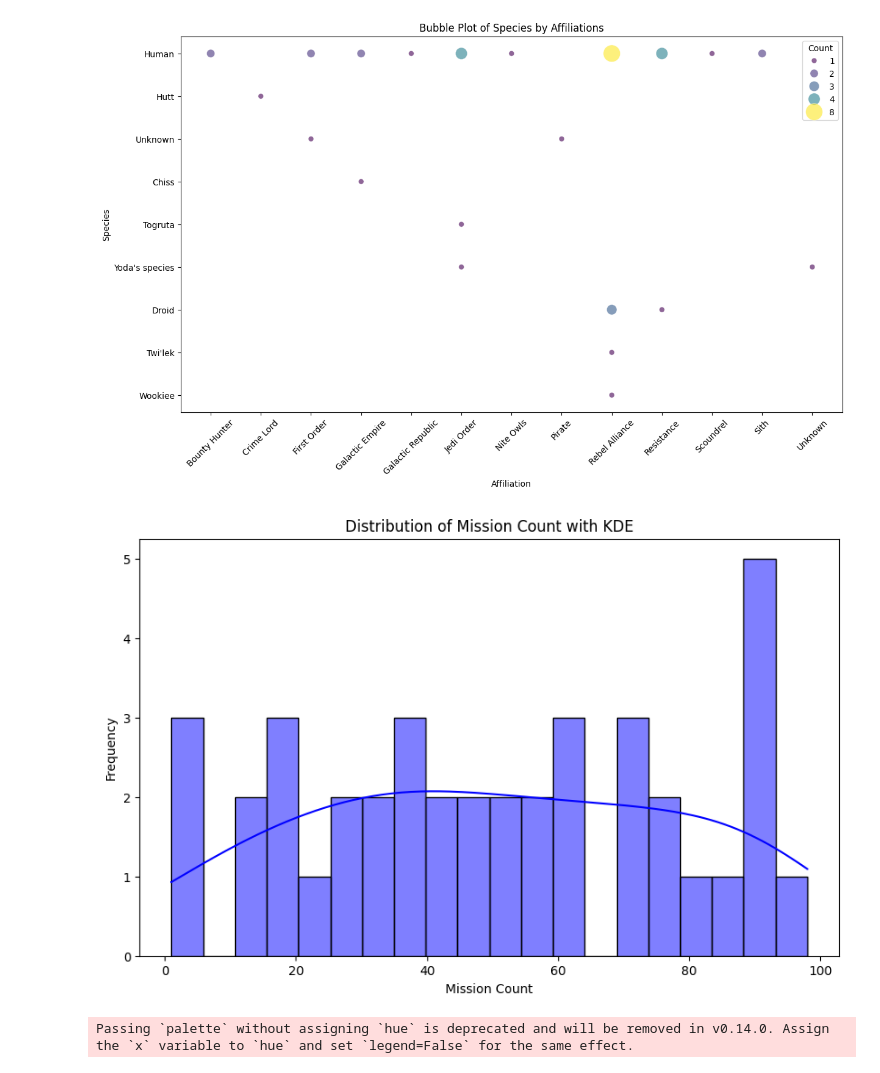
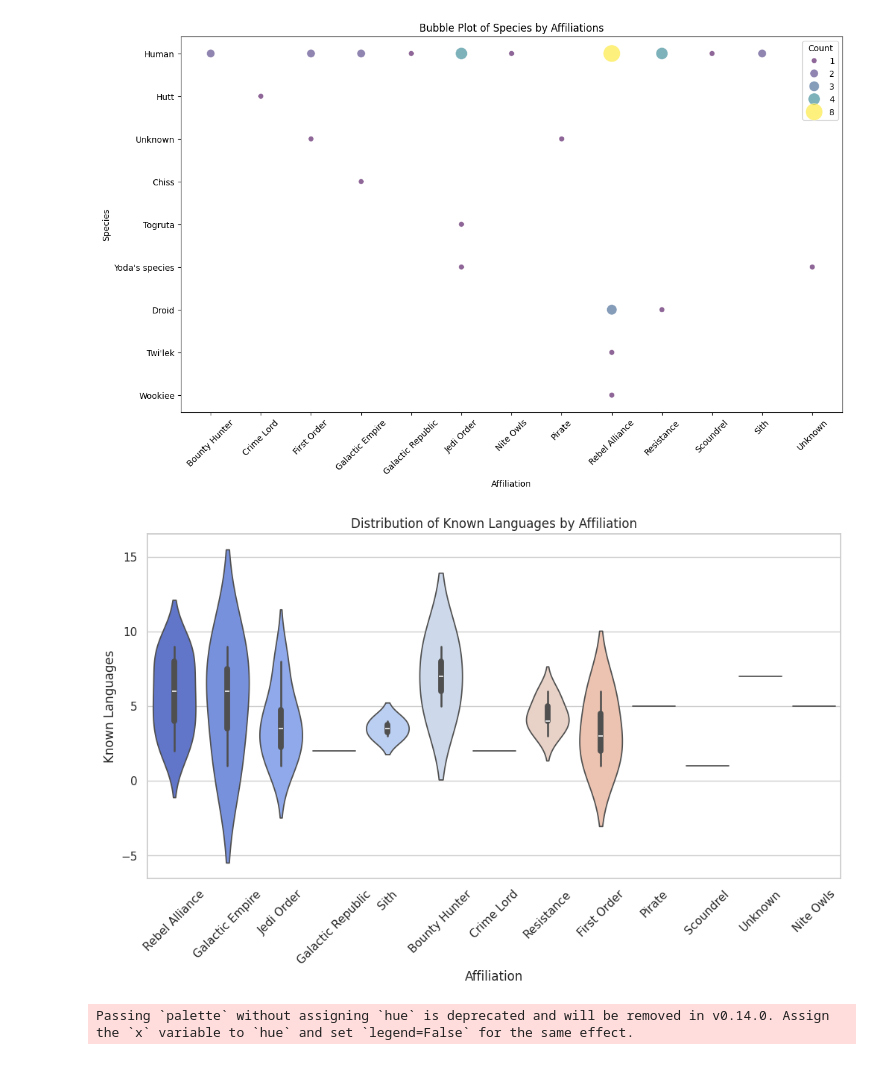
Before and after one commit to nathadriele/star-wars-data-visualization, a Jupyter notebook: notebooks/starwars_data_visualization.ipynb, the cells around one changed output. Cells and saved outputs as stored; diff of their text form; code cells hidden in the pictures.

```diff
--- a/notebooks/starwars_data_visualization.ipynb
+++ b/notebooks/starwars_data_visualization.ipynb
@@ -234,17 +240,21 @@ plt.xticks(rotation=45)
 plt.show()
 # %% [output]
 [figure]
-# %%
-# 13. Histogram with KDE (Histogramas com Kernel Density Estimation)
-
-plt.figure(figsize=(10, 6))
-sns.histplot(df['Mission Count'], kde=True, color='blue', bins=20)
-plt.xlabel('Mission Count')
-plt.ylabel('Frequency')
-plt.title('Distribution of Mission Count with KDE')
-plt.show()
-# %% [output]
-[figure, removed]
+# %%
+# 13. Violin Plot - Distribuição de Conhecimento de Línguas por Afiliação
+
+plt.figure(figsize=(12, 6))
+sns.violinplot(data=df, x='Affiliation', y='Known Languages', hue='Affiliation', palette='coolwarm', split=False, dodge=False)
+plt.xlabel('Affiliation')
+plt.ylabel('Known Languages')
+plt.title('Distribution of Known Languages by Affiliation')
+plt.xticks(rotation=45)
+
+plt.legend([], [], frameon=False)
+
+plt.show()
+# %% [output]
+[figure, added]
 # %%
 # 14. Strip Plot com Jitter - Afiliações por Espécies
 
```
Also changed, not shown: parts of 5 cells of this notebook.
